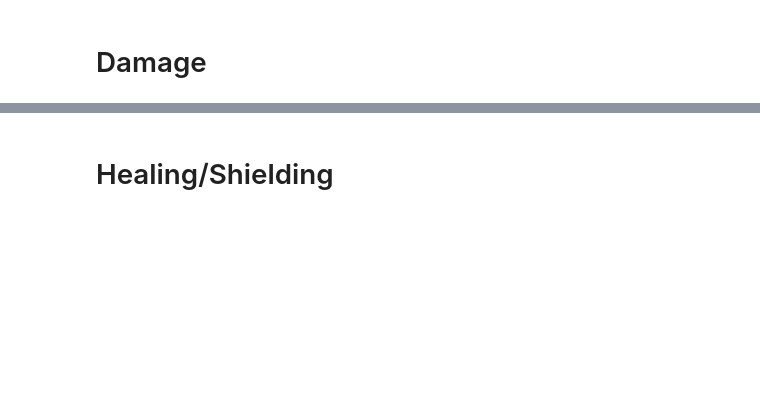
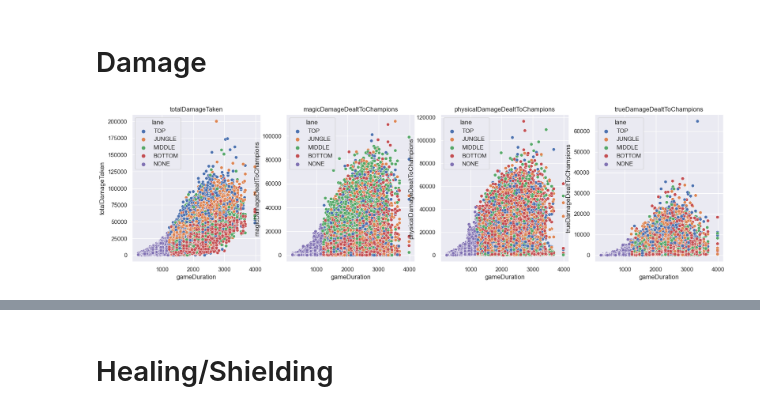
Before and after one commit to mannkenn/LeagueOfLegendsPrediction, a Jupyter notebook: project/championpicked.ipynb, the cells around one changed output, grey strips where cells are left out. Cells and saved outputs as stored; diff of their text form; code cells hidden in the pictures; blank space fills up the shorter version.

```diff
--- a/project/championpicked.ipynb
+++ b/project/championpicked.ipynb
@@ -151,3 +242,11 @@ Yone          Stealth Ward    2709
 Name: count, dtype: int64
 # %% [markdown]
 # Damage
+# %%
+damage = ['totalDamageTaken', 'magicDamageDealtToChampions', 'physicalDamageDealtToChampions', 'trueDamageDealtToChampions']
+fig, axs = plt.subplots(1, len(damage), figsize=(20, 5))
+for i, feature in enumerate(damage):
+    sns.scatterplot(data = df, x = 'gameDuration', y = feature, hue = 'lane', ax = axs[i])
+    axs[i].set_title(feature)
+# %% [output]
+[figure, added]
```
Also changed, not shown: parts of 70 cells of this notebook, 1 other file.
